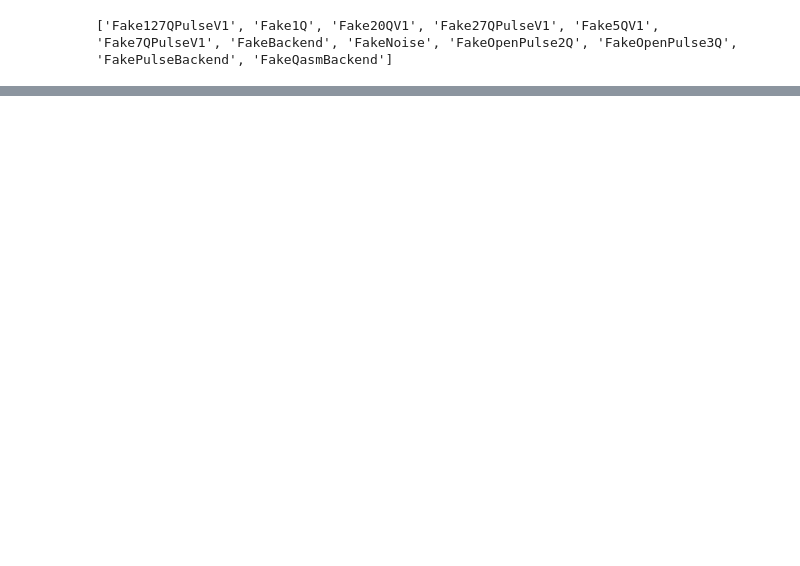
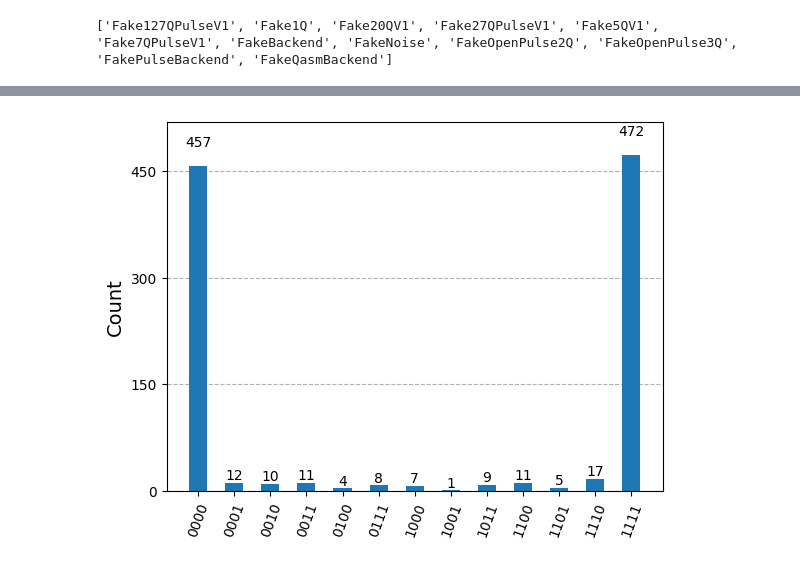
Before and after one commit to Alfredmalm/DA150X, a Jupyter notebook: qiskit_kod.ipynb, the cells around one changed output, grey strips where cells are left out. Drawn from its saved outputs; the diff is of its cells as text; code cells hidden in the pictures; blank space fills up the shorter version.

```diff
--- a/qiskit_kod.ipynb
+++ b/qiskit_kod.ipynb
@@ -305 +311,35 @@ print(qiskit_aer.__version__)  # Should print a compatible version (e.g., 0.13.1
 0.16.4
+# %%
+import qiskit
+from noisev1 import QiskitNoiseModel  # Import the noise model class
+
+# Import necessary Qiskit modules
+import qiskit_aer
+from qiskit import QuantumCircuit, transpile
+from qiskit.visualization import plot_histogram
+from qiskit_aer import AerSimulator
+
+# Create an instance of the noise model with realistic error rates
+noise_instance = QiskitNoiseModel(single_qubit_error=0.02, two_qubit_error=0.05)
+
+# Get the noise model for simulations
+noise_model = noise_instance.get_noise_model()
+
+# Define a quantum circuit with 4 qubits
+circ = QuantumCircuit(4, 4)
+circ.h(0)
+circ.cx(0, 1)
+circ.cx(1, 2)
+circ.cx(2, 3)
+circ.measure([0, 1, 2, 3], [0, 1, 2, 3])
+
+# Perform a noise simulation
+backend = AerSimulator(noise_model=noise_model)  # No need for basis_gates
+transpiled_circuit = transpile(circ, backend)
+result = backend.run(transpiled_circuit).result()
+
+# Get and visualize results
+counts = result.get_counts()
+plot_histogram(counts)
+# %% [output]
+[figure, added]
```
Also changed, not shown: parts of 2 cells of this notebook, 6 other files.
